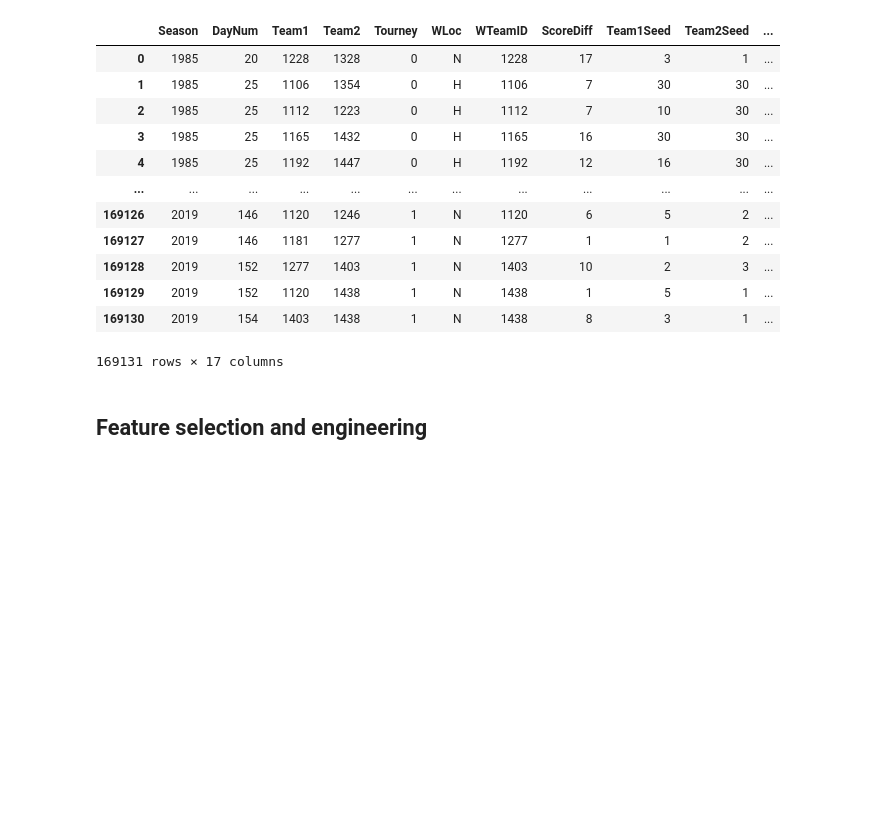
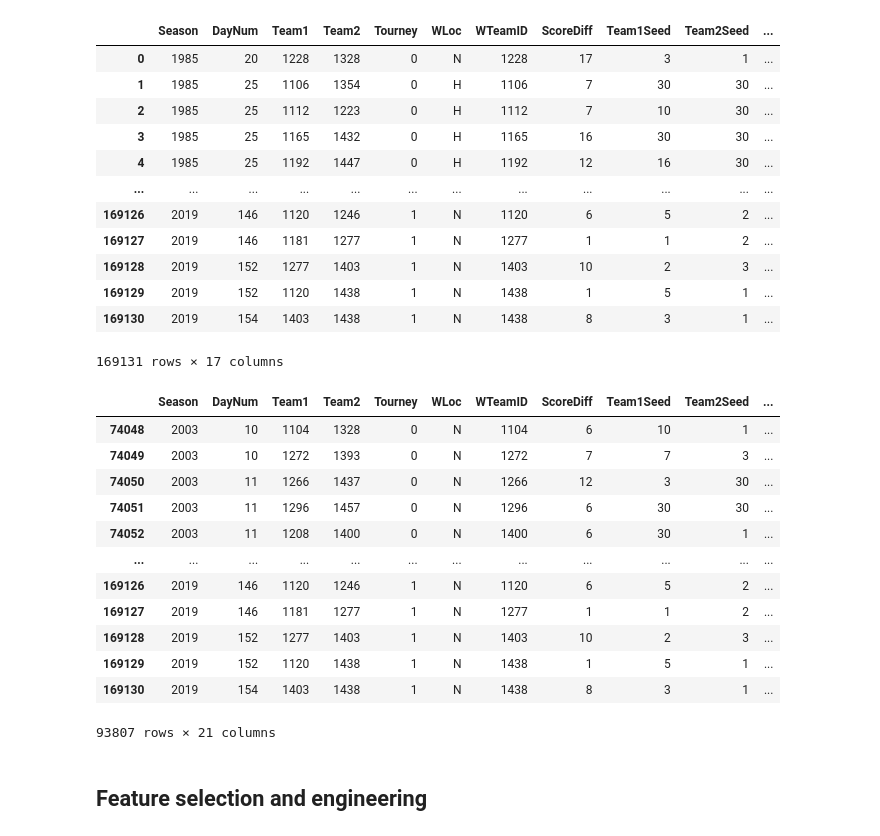
Before and after one commit to travis-tyler/ncaa_ml, a Jupyter notebook: code/testing_models.ipynb, the cells around one changed output. Saved outputs shown, nothing was run; the diff lists cells and outputs as text; code cells hidden in the pictures; blank space fills up the shorter version.

```diff
--- a/code/testing_models.ipynb
+++ b/code/testing_models.ipynb
@@ -170,6 +170,60 @@ merged_df5
 | 169129 | 2019 | 152 | 1120 | 1438 | 1 | N | 1438 | 1 | 5 | 1 | ... |
 | 169130 | 2019 | 154 | 1403 | 1438 | 1 | N | 1438 | 8 | 3 | 1 | ... |
 169131 rows × 17 columns
+# %%
+# add avg team scores
+detailed_all = reg_long_df.append(tourney_long_df)
+
+win_score_avg = detailed_all.groupby(['WTeamID','Season'],
+                                    as_index=False)['WScore'].mean()
+lose_score_avg = detailed_all.groupby(['LTeamID','Season'],
+                                     as_index=False)['LScore'].mean()
+score_merge = pd.merge(win_score_avg, lose_score_avg,
+                       left_on=['WTeamID','Season'],
+                       right_on=['LTeamID','Season'])
+score_merge = score_merge.drop(columns=['LTeamID'])\
+                         .rename(columns={'WTeamID':'TeamID',
+                                          'WScore':'WScoreAvg',
+                                          'LScore':'LScoreAvg'})
+
+score_merge['SeasonTeam1'] = score_merge['Season'].astype(str) + score_merge['TeamID'].astype(str)
+
+score_merge = score_merge[['SeasonTeam1','WScoreAvg','LScoreAvg']]
+
+###########
+
+merged_df5['SeasonTeam1'] = merged_df5['Season'].astype(str) + merged_df5['Team1'].astype(str)
+
+merged_df6 = pd.merge(merged_df5, score_merge,
+                      how='left',
+                      on='SeasonTeam1')\
+               .rename(columns={'WScoreAvg':'Team1WScoreAvg','LScoreAvg':'Team1LScoreAvg'})
+score_merge = score_merge.rename(columns={'SeasonTeam1':'SeasonTeam2'})
+
+merged_df6['SeasonTeam2'] = merged_df6['Season'].astype(str) + merged_df6['Team2'].astype(str)
+
+merged_df7 = pd.merge(merged_df6, score_merge,
+                      how='left',
+                      on='SeasonTeam2')\
+               .rename(columns={'WScoreAvg':'Team2WScoreAvg','LScoreAvg':'Team2LScoreAvg'})
+
+merged_df7 = merged_df7.dropna(how='any').drop(columns=['SeasonTeam1','SeasonTeam2'])
+
+merged_df7
+# %% [output]
+|  | Season | DayNum | Team1 | Team2 | Tourney | WLoc | WTeamID | ScoreDiff | Team1Seed | Team2Seed | ... |
+| 74048 | 2003 | 10 | 1104 | 1328 | 0 | N | 1104 | 6 | 10 | 1 | ... |
+| 74049 | 2003 | 10 | 1272 | 1393 | 0 | N | 1272 | 7 | 7 | 3 | ... |
+| 74050 | 2003 | 11 | 1266 | 1437 | 0 | N | 1266 | 12 | 3 | 30 | ... |
+| 74051 | 2003 | 11 | 1296 | 1457 | 0 | N | 1296 | 6 | 30 | 30 | ... |
+| 74052 | 2003 | 11 | 1208 | 1400 | 0 | N | 1400 | 6 | 30 | 1 | ... |
+| ... | ... | ... | ... | ... | ... | ... | ... | ... | ... | ... | ... |
+| 169126 | 2019 | 146 | 1120 | 1246 | 1 | N | 1120 | 6 | 5 | 2 | ... |
+| 169127 | 2019 | 146 | 1181 | 1277 | 1 | N | 1277 | 1 | 1 | 2 | ... |
+| 169128 | 2019 | 152 | 1277 | 1403 | 1 | N | 1403 | 10 | 2 | 3 | ... |
+| 169129 | 2019 | 152 | 1120 | 1438 | 1 | N | 1438 | 1 | 5 | 1 | ... |
+| 169130 | 2019 | 154 | 1403 | 1438 | 1 | N | 1438 | 8 | 3 | 1 | ... |
+93807 rows × 21 columns
 # %% [markdown]
 ## Feature selection and engineering
 # %%
```
Also changed, not shown: parts of 21 cells of this notebook.
